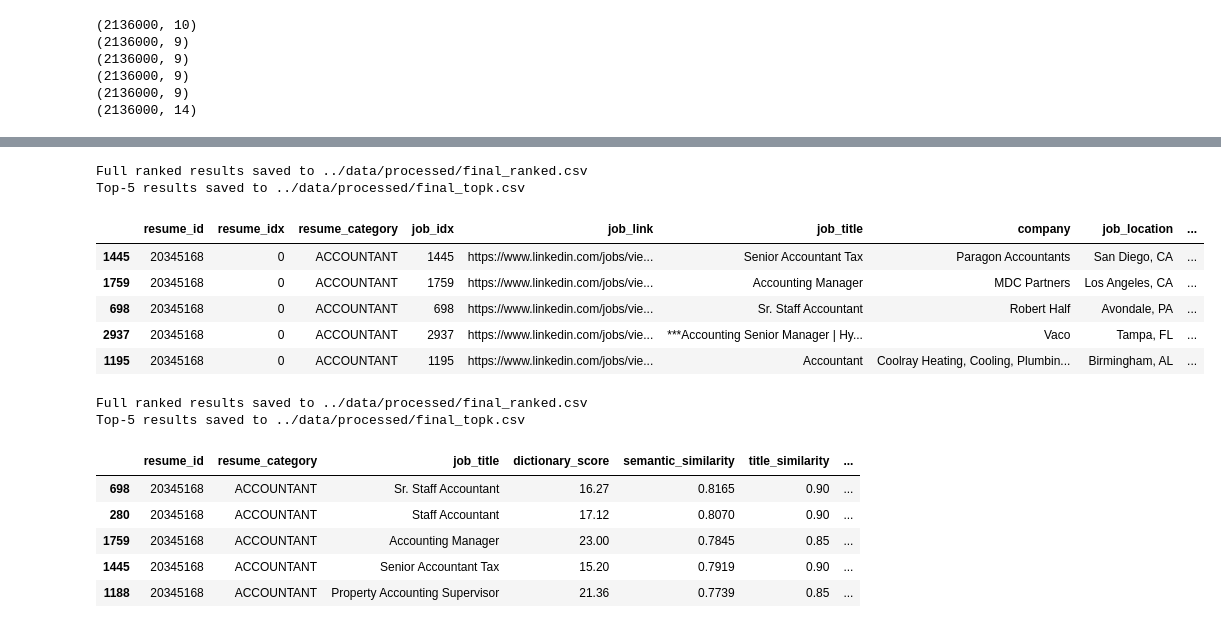
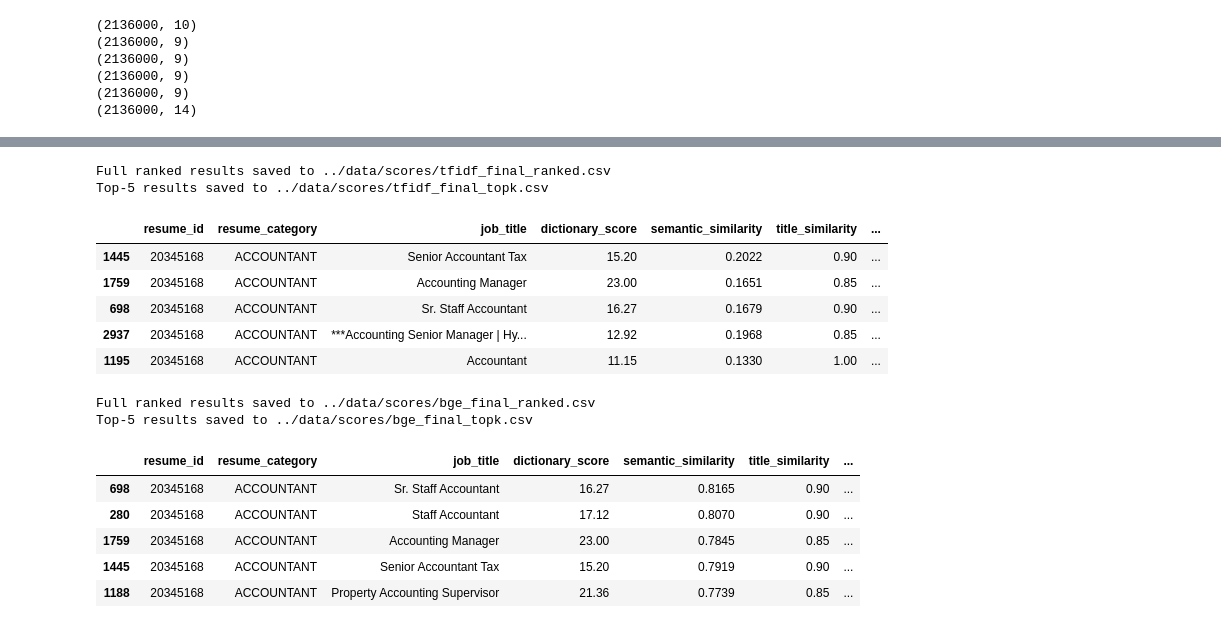
Before and after one commit to yukkigu/resume-job-matcher, a Jupyter notebook: notebooks/score.ipynb, the cells around one changed output, grey strips where cells are left out. Cells and saved outputs as stored; diff of their text form; code cells hidden in the pictures.

Commit message:
updated output dir

```diff
--- a/notebooks/score.ipynb
+++ b/notebooks/score.ipynb
@@ -55,6 +60,6 @@ model_pairs_df = model_pairs_df.rename(columns={
 
 tfidf_scores_df = save_model_scores(
     df=model_pairs_df,
-    output_path="../data/processed/tfidf_scores.csv"
+    output_path="../data/scores/tfidf_scores.csv"
 )
 # %% [output]
@@ -227,6 +233,6 @@ title_pairs_df = title_pairs_df.rename(columns={
 
 title_scores_df = save_model_scores(
     df=title_pairs_df,
-    output_path="../data/processed/title_scores.csv"
+    output_path="../data/scores/title_scores.csv"
 )
 # %% [output]
@@ -336,28 +342,41 @@ Computed final fused scores for MiniLM model
 # %%
 tfidf_ranked_df, tfidf_topk_df = compute_ranks_and_topk(
     final_scores_df=tfidf_final_score_df,
     score_col="final_score",
     resume_id_col="resume_id",
-    top_k=5
+    top_k=5,
+    output_ranked_path="../data/scores/tfidf_final_ranked.csv",
+    output_topk_path="../data/scores/tfidf_final_topk.csv",
 )
 
-top5_resume1 = get_topk_for_resume(tfidf_ranked_df, resume_id=20345168, k=5)
+top5_resume1 = get_topk_for_resume(
+    tfidf_ranked_df[
+        ["resume_id", "resume_category", "job_title",
+         "dictionary_score", "semantic_similarity",
+         "title_similarity", "final_score", "rank"]
+    ],
+    resume_id=20345168,
+    k=5
+)
+
 top5_resume1
 # %% [output]
-Full ranked results saved to ../data/processed/final_ranked.csv
-Top-5 results saved to ../data/processed/final_topk.csv
+Full ranked results saved to ../data/scores/tfidf_final_ranked.csv
+Top-5 results saved to ../data/scores/tfidf_final_topk.csv
-|  | resume_id | resume_idx | resume_category | job_idx | job_link | job_title | company | job_location | ... |
-| 1445 | 20345168 | 0 | ACCOUNTANT | 1445 | https://www.linkedin.com/jobs/vie... | Senior Accountant Tax | Paragon Accountants | San Diego, CA | ... |
-| 1759 | 20345168 | 0 | ACCOUNTANT | 1759 | https://www.linkedin.com/jobs/vie... | Accounting Manager | MDC Partners | Los Angeles, CA | ... |
-| 698 | 20345168 | 0 | ACCOUNTANT | 698 | https://www.linkedin.com/jobs/vie... | Sr. Staff Accountant | Robert Half | Avondale, PA | ... |
-| 2937 | 20345168 | 0 | ACCOUNTANT | 2937 | https://www.linkedin.com/jobs/vie... | ***Accounting Senior Manager | Hy... | Vaco | Tampa, FL | ... |
-| 1195 | 20345168 | 0 | ACCOUNTANT | 1195 | https://www.linkedin.com/jobs/vie... | Accountant | Coolray Heating, Cooling, Plumbin... | Birmingham, AL | ... |
+|  | resume_id | resume_category | job_title | dictionary_score | semantic_similarity | title_similarity | ... |
+| 1445 | 20345168 | ACCOUNTANT | Senior Accountant Tax | 15.20 | 0.2022 | 0.90 | ... |
+| 1759 | 20345168 | ACCOUNTANT | Accounting Manager | 23.00 | 0.1651 | 0.85 | ... |
+| 698 | 20345168 | ACCOUNTANT | Sr. Staff Accountant | 16.27 | 0.1679 | 0.90 | ... |
+| 2937 | 20345168 | ACCOUNTANT | ***Accounting Senior Manager | Hy... | 12.92 | 0.1968 | 0.85 | ... |
+| 1195 | 20345168 | ACCOUNTANT | Accountant | 11.15 | 0.1330 | 1.00 | ... |
 # %%
 bge_ranked_df, bge_topk_df = compute_ranks_and_topk(
     final_scores_df=bge_final_score_df,
     score_col="final_score",
     resume_id_col="resume_id",
-    top_k=5
+    top_k=5,
+    output_ranked_path="../data/scores/bge_final_ranked.csv",
+    output_topk_path="../data/scores/bge_final_topk.csv",
 )
 
 top5_resume1 = get_topk_for_resume(
@@ -371,8 +390,8 @@ top5_resume1 = get_topk_for_resume(
 )
 top5_resume1
 # %% [output]
-Full ranked results saved to ../data/processed/final_ranked.csv
-Top-5 results saved to ../data/processed/final_topk.csv
+Full ranked results saved to ../data/scores/bge_final_ranked.csv
+Top-5 results saved to ../data/scores/bge_final_topk.csv
 |  | resume_id | resume_category | job_title | dictionary_score | semantic_similarity | title_similarity | ... |
 | 698 | 20345168 | ACCOUNTANT | Sr. Staff Accountant | 16.27 | 0.8165 | 0.90 | ... |
 | 280 | 20345168 | ACCOUNTANT | Staff Accountant | 17.12 | 0.8070 | 0.90 | ... |
```
Also changed, not shown: parts of 10 cells of this notebook, 1 other file.
